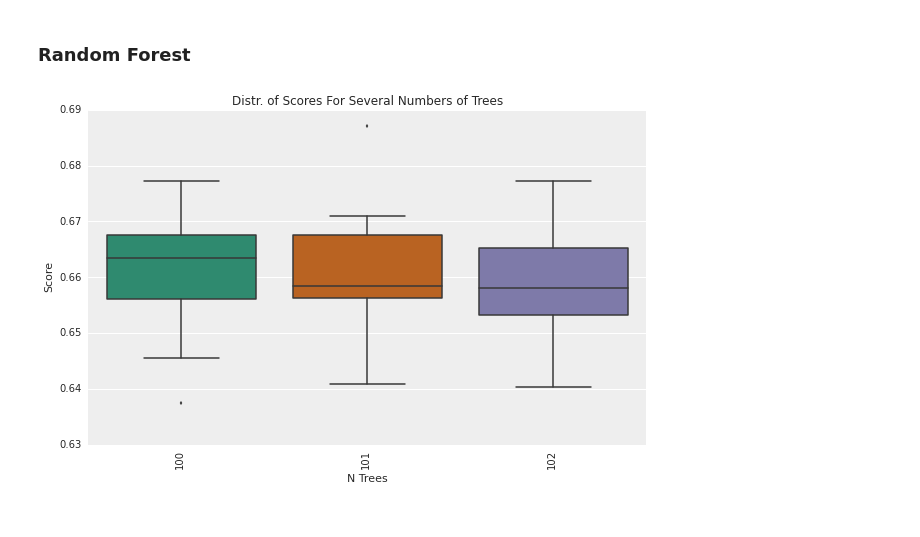
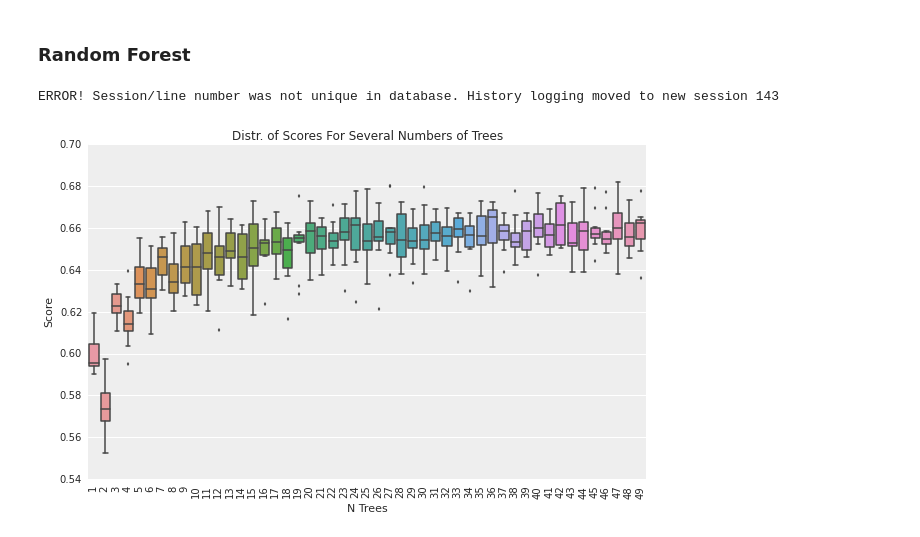
Before and after one commit to araftery/cs109-final-project, a Jupyter notebook: notebook.ipynb, the cells around one changed output. Drawn from its saved outputs; the diff is of its cells as text; code cells hidden in the pictures.

Commit message:
add random forest cross validation scores

```diff
--- a/notebook.ipynb
+++ b/notebook.ipynb
@@ -247,3 +219,30 @@ print x_train.shape, x_test.shape, y_train.shape, y_test.shape
+# %%
+x_columns = [
+    'Quarter',
+    'Time Remaining in Half',
+    'Time Remaining in Game',
+    'Down',
+    'ToGo',
+    'Own Side',
+    'Score Differential',
+    'Absolute Score Differential',
+    'Game Week',
+    'Home',
+    'Yard Line',
+    'Passer Rating',
+    'Rusher YPC',
+    'Rusher YPG',
+    'Defense Passing Y/A',
+    'Defense Rushing Y/A',
+    'Mean Temperature',
+    'Rain',
+    'Snow',
+    'Precipitation Inches',
+    'Snowfall Inches',
+    'Mean Wind Speed MPH',
+    'Dome',
+]
+x_train, x_test, y_train, y_test = split_dataset(x_columns)
 # %% [markdown]
 ## Modeling
 # %% [markdown]
@@ -253,7 +252,7 @@ from sklearn.ensemble import RandomForestClassifier
 from sklearn.cross_validation import cross_val_score
 
 scores = []
-n_trees_options = np.arange(299, 300)
+n_trees_options = np.arange(1, 50)
 
 for n_trees in n_trees_options:
     classifier = RandomForestClassifier(n_estimators=n_trees)
@@ -261,11 +260,12 @@ for n_trees in n_trees_options:
 # %%
 ### Your boxplot code here ###
 scores = np.array(scores)
-sns.boxplot(scores.T, names=np.arange(100, 100 + len(scores)))
+sns.boxplot(scores.T, names=n_trees_options)
 plt.ylabel('Score')
 plt.xlabel('N Trees')
 plt.xticks(rotation=90)
 plt.title('Distr. of Scores For Several Numbers of Trees')
 plt.show()
 # %% [output]
+ERROR! Session/line number was not unique in database. History logging moved to new session 143
-[figure, old version]
+[figure, new version]
```
Also changed, not shown: parts of 6 cells of this notebook.
